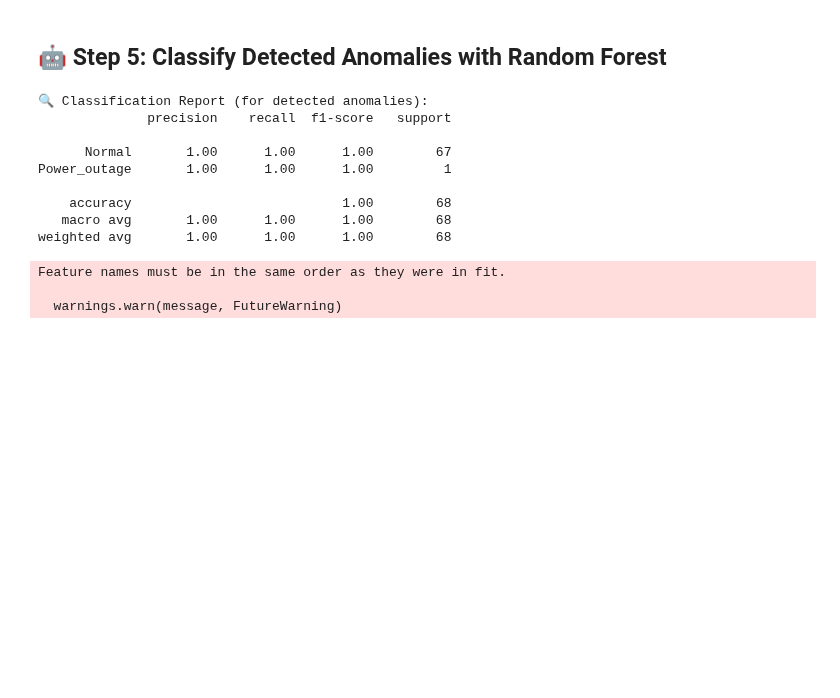
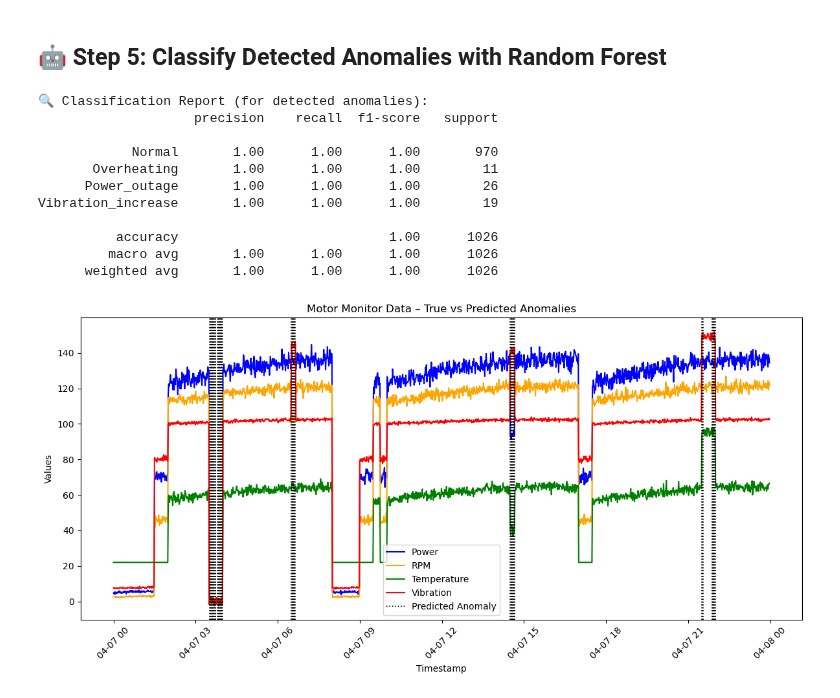
Before and after one commit to advancedbmt/anomaly-detection, a Jupyter notebook: test_cases/state_lstm_inference_and_rf_classification.ipynb, the cells around one changed output. Cells and saved outputs as stored; diff of their text form; code cells hidden in the pictures; blank space fills up the shorter version.

```diff
--- a/test_cases/state_lstm_inference_and_rf_classification.ipynb
+++ b/test_cases/state_lstm_inference_and_rf_classification.ipynb
@@ -91,7 +115,7 @@ rf_model = joblib.load("../test_cases/saved_models/random_forest.pkl")
 
 # Filter anomaly rows
 anomaly_df = df_encoded[df_encoded["is_anomaly"] == True].copy()
-features = ['power', 'rpm', 'temperature', 'vibration', 'state_off', 'state_run', 'state_idle']
+features = ['power', 'rpm', 'temperature', 'vibration', 'state_idle', 'state_off', 'state_run']
 
 # Evaluate
 if 'label' in anomaly_df.columns:
@@ -105,14 +129,43 @@ else:
     print("⚠️ 'label' column not found. Cannot compute classification report.")
 # %% [output]
 🔍 Classification Report (for detected anomalies):
-              precision    recall  f1-score   support
+                    precision    recall  f1-score   support
 
-      Normal       1.00      1.00      1.00        67
-Power_outage       1.00      1.00      1.00         1
+            Normal       1.00      1.00      1.00       970
+       Overheating       1.00      1.00      1.00        11
+      Power_outage       1.00      1.00      1.00        26
+Vibration_increase       1.00      1.00      1.00        19
 
-    accuracy                           1.00        68
-   macro avg       1.00      1.00      1.00        68
-weighted avg       1.00      1.00      1.00        68
+          accuracy                           1.00      1026
+         macro avg       1.00      1.00      1.00      1026
+      weighted avg       1.00      1.00      1.00      1026
-Feature names must be in the same order as they were in fit.
-
-  warnings.warn(message, FutureWarning)
+# %%
+# Get indices of true and predicted anomalies
+true_anomaly_idx = X_anomaly.index[y_true != "Normal"]
+pred_anomaly_idx = X_anomaly.index[y_pred != "Normal"]
+
+# Plot
+plt.figure(figsize=(12, 6))
+plt.plot(df['timestamp'], df['power'], label='Power', color='blue')
+plt.plot(df['timestamp'], df['rpm'], label='RPM', color='orange')
+plt.plot(df['timestamp'], df['temperature'], label='Temperature', color='green')
+plt.plot(df['timestamp'], df['vibration'], label='Vibration', color='red')
+
+# # Plot true anomaly lines (dotted)
+# for ts in anomaly_df.loc[true_anomaly_idx, 'timestamp']:
+#     plt.axvline(x=ts, color='red', linestyle=':', linewidth=1.2, label='True Anomaly' if 'True Anomaly' not in plt.gca().get_legend_handles_labels()[1] else "")
+
+# Plot predicted anomaly lines (solid)
+for ts in anomaly_df.loc[pred_anomaly_idx, 'timestamp']:
+    plt.axvline(x=ts, color='black', linestyle=':', linewidth=1.2, label='Predicted Anomaly' if 'Predicted Anomaly' not in plt.gca().get_legend_handles_labels()[1] else "")
+
+
+plt.title('Motor Monitor Data – True vs Predicted Anomalies')
+plt.xlabel('Timestamp')
+plt.ylabel('Values')
+plt.legend()
+plt.xticks(rotation=45)
+plt.tight_layout()
+plt.show()
+# %% [output]
+[figure, added]
```
Also changed, not shown: parts of 4 cells of this notebook, 5 other files.
